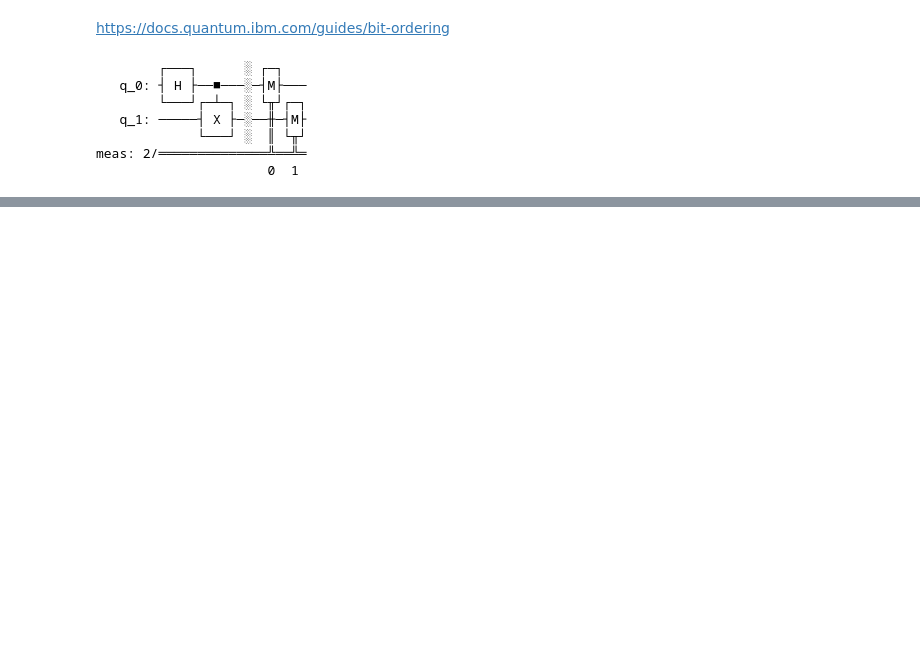
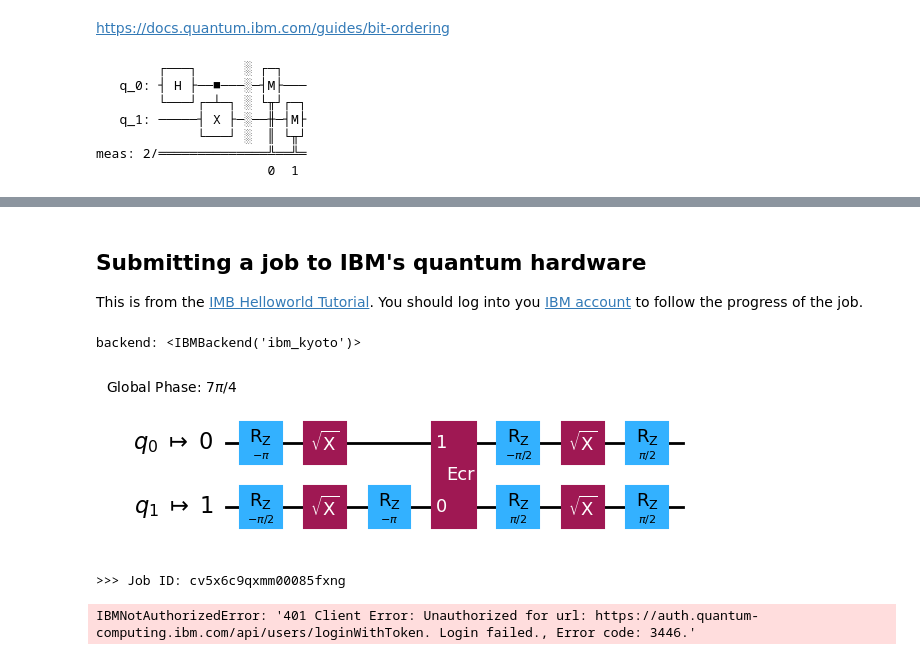
Before and after one commit to csc-courses/csc685, a Jupyter notebook: edition-251/hello-world.ipynb, the cells around one changed output, grey strips where cells are left out. Saved outputs shown, nothing was run; the diff lists cells and outputs as text; code cells hidden in the pictures; blank space fills up the shorter version.

```diff
--- a/edition-251/hello-world.ipynb
+++ b/edition-251/hello-world.ipynb
@@ -142,0 +145,61 @@ plot_histogram(counts)
+# %% [markdown]
+## Submitting a job to IBM's quantum hardware
+
+This is from the [IMB Helloworld Tutorial](https://docs.quantum.ibm.com/guides/hello-world). You should log into you [IBM account](https://quantum.ibm.com/) to follow the progress of the job.
+# %%
+from qiskit_ibm_runtime import QiskitRuntimeService
+
+
+qc = QuantumCircuit(2)
+qc.h(0)
+qc.cx(0, 1)
+
+# If you did not previously save your credentials, use the following line instead:
+# service = QiskitRuntimeService(channel="ibm_quantum", token="<MY_IBM_QUANTUM_TOKEN>")
+service = QiskitRuntimeService()
+
+backend = service.least_busy(simulator=False, operational=True)
+print(f'backend: {backend}')
+
+# Convert to an ISA circuit and layout-mapped observables.
+pm = generate_preset_pass_manager(backend=backend, optimization_level=1)
+isa_circuit = pm.run(qc)
+
+isa_circuit.draw('mpl', idle_wires=False)
+# %% [output]
+backend: <IBMBackend('ibm_kyoto')>
+[figure, added]
+# %%
+# Construct the Estimator instance.
+from qiskit_ibm_runtime import EstimatorV2 as Estimator
+
+estimator = Estimator(mode=backend)
+estimator.options.resilience_level = 1
+estimator.options.default_shots = 5000
+
+mapped_observables = [
+    observable.apply_layout(isa_circuit.layout) for observable in observables
+]
+
+# One pub, with one circuit to run against five different observables.
+job = estimator.run([(isa_circuit, mapped_observables)])
+
+# Use the job ID to retrieve your job data later
+print(f">>> Job ID: {job.job_id()}")
+# %% [output]
+>>> Job ID: cv5x6c9qxmm00085fxng
+# %%
+from qiskit_ibm_runtime import QiskitRuntimeService
+
+service = QiskitRuntimeService(
+    channel='ibm_quantum',
+    instance='ibm-q/open/main',
+    token='***'
+)
+job = service.job('cv5wzvz12hg0008wjvv0')
+job_result = job.result()
+
+for idx, pub_result in enumerate(job_result):
+    print(f"Expectation values for pub {idx}: {pub_result.data.evs}")
+# %% [output]
+IBMNotAuthorizedError: '401 Client Error: Unauthorized for url: https://auth.quantum-computing.ibm.com/api/users/loginWithToken. Login failed., Error code: 3446.'
```
Also changed, not shown: parts of 4 cells of this notebook, 1 other file.
